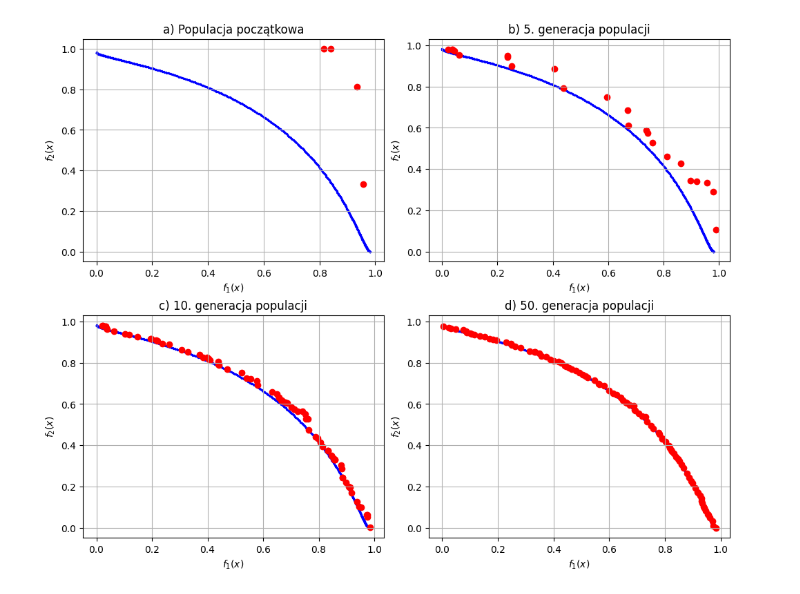
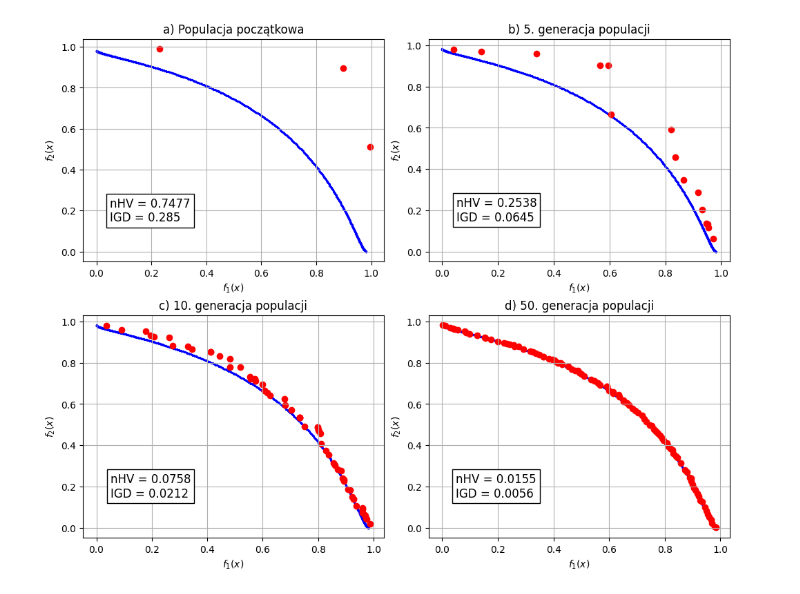
Before and after one commit to bernardopala/moea, a Jupyter notebook: fonseca_selected_generations.ipynb, the cells around one changed output. Cells and saved outputs as stored; diff of their text form; code cells hidden in the pictures.

Commit message:
Add computation of quality indicators for selected generations of solutions. Update front of selected generations

```diff
--- a/fonseca_selected_generations.ipynb
+++ b/fonseca_selected_generations.ipynb
@@ -5,7 +5,9 @@ from jmetal.operator.mutation import PolynomialMutation
 from jmetal.problem import Fonseca
 from jmetal.util.termination_criterion import StoppingByEvaluations
 from jmetal.util.solution import get_non_dominated_solutions, print_function_values_to_file
+from jmetal.core.quality_indicator import NormalizedHyperVolume, InvertedGenerationalDistance
 import time
+import numpy as np
 
 problem = Fonseca()
 
@@ -23,17 +25,27 @@ algorithm.solutions = algorithm.create_initial_solutions()
 algorithm.solutions = algorithm.evaluate(algorithm.solutions)
 algorithm.init_progress()
 
+ref_front = np.loadtxt("reference_fronts/Fonseca.pf")
+hv_ref_point = np.max(ref_front, axis=0) + 0.1
+
 i = 0
 while not algorithm.stopping_condition_is_met():
     i += 1
     print('Iteration: ' + str(i))
     algorithm.step()
     algorithm.update_progress()
+
+    result = algorithm.result()
+    front = get_non_dominated_solutions(algorithm.result())
+    front_values = np.array([s.objectives for s in front])
+
+    nhv = NormalizedHyperVolume(hv_ref_point, ref_front)
+    igd = InvertedGenerationalDistance(ref_front)
+    print(f'nHV = {nhv.compute(front_values)}')
+    print(f'IGD = {igd.compute(front_values)}')
+
     if (i == 1 or i == 5 or i == 10 or i == 50):
-        result = algorithm.result()
-        front = get_non_dominated_solutions(algorithm.result())
         print_function_values_to_file(front, f'results/FUN.NSGAII.Fonseca.{i}')
 
-
 algorithm.total_computing_time = time.time() - algorithm.start_computing_time
 # %% [output]
@@ -87,28 +116,44 @@ Iteration: 99
 import numpy as np
 import matplotlib.pyplot as plt
 
+ref = np.loadtxt("reference_fronts/Fonseca.pf")
+ref_x = ref[:, 0]
+ref_y = ref[:, 1]
+
+hv_ref_point = np.max(ref, axis=0) + 0.1
+nhv = NormalizedHyperVolume(hv_ref_point, ref_front)
+igd = InvertedGenerationalDistance(ref_front)
+
 fun1 = np.loadtxt("results/FUN.NSGAII.Fonseca.1")
 fun1_x = fun1[:, 0]
 fun1_y = fun1[:, 1]
+fun1_nhv = nhv.compute(fun1)
+fun1_igd = igd.compute(fun1)
 
 fun5 = np.loadtxt("results/FUN.NSGAII.Fonseca.5")
 fun5_x = fun5[:, 0]
 fun5_y = fun5[:, 1]
+fun5_nhv = nhv.compute(fun5)
+fun5_igd = igd.compute(fun5)
 
 fun10 = np.loadtxt("results/FUN.NSGAII.Fonseca.10")
 fun10_x = fun10[:, 0]
 fun10_y = fun10[:, 1]
+fun10_nhv = nhv.compute(fun10)
+fun10_igd = igd.compute(fun10)
 
 fun50 = np.loadtxt("results/FUN.NSGAII.Fonseca.50")
 fun50_x = fun50[:, 0]
 fun50_y = fun50[:, 1]
+fun50_nhv = nhv.compute(fun50)
+fun50_igd = igd.compute(fun50)
 
-ref = np.loadtxt("reference_fronts/Fonseca.pf")
-ref = ref[ref[:, 0].argsort()]
-ref_x = ref[:, 0]
-ref_y = ref[:, 1]
 
 fig, axes = plt.subplots(nrows=2, ncols=2, figsize=(10, 8), constrained_layout=True)
+bbox_props = dict(boxstyle='square', facecolor='w', alpha=1)
+ndigits = 4
+legend_h = 0.05
+legend_v = 0.2
 # fig.suptitle("Pareto front approximation (NSGAII-Fonseca)", fontsize="x-large")
 plt.subplot(221) # (rows-columns-index)
 plt.xlabel("$f_1{(x)}$")
@@ -116,31 +161,37 @@ plt.ylabel("$f_2{(x)}$")
 plt.grid(True)
 plt.scatter(ref_x, ref_y, marker="o", facecolors='blue', s=2)
 plt.scatter(fun1_x, fun1_y, marker="o", facecolors='red')
 plt.title('a) Populacja początkowa')
+plt.text(legend_h, legend_v, f'nHV = {round(fun1_nhv, ndigits)}\nIGD = {round(fun1_igd, ndigits)}', ha='left', va='center', size=12, bbox=bbox_props)
 
 plt.subplot(222)
 plt.xlabel("$f_1{(x)}$")
 plt.ylabel("$f_2{(x)}$")
 plt.grid(True)
 plt.scatter(ref_x, ref_y, marker="o", facecolors='blue', s=2)
 plt.scatter(fun5_x, fun5_y, marker="o", facecolors='red')
 plt.title('b) 5. generacja populacji')
+plt.text(legend_h, legend_v, f'nHV = {round(fun5_nhv, ndigits)}\nIGD = {round(fun5_igd, ndigits)}', ha='left', va='center', size=12, bbox=bbox_props)
 
 plt.subplot(223)
 plt.xlabel("$f_1{(x)}$")
 plt.ylabel("$f_2{(x)}$")
 plt.grid(True)
 plt.scatter(ref_x, ref_y, marker="o", facecolors='blue', s=2)
 plt.scatter(fun10_x, fun10_y, marker="o", facecolors='red')
 plt.title('c) 10. generacja populacji')
+plt.text(legend_h, legend_v, f'nHV = {round(fun10_nhv, ndigits)}\nIGD = {round(fun10_igd, ndigits)}', ha='left', va='center', size=12, bbox=bbox_props)
+
 
 plt.subplot(224)
 plt.xlabel("$f_1{(x)}$")
 plt.ylabel("$f_2{(x)}$")
 plt.grid(True)
 plt.scatter(ref_x, ref_y, marker="o", facecolors='blue', s=2)
 plt.scatter(fun50_x, fun50_y, marker="o", facecolors='red')
 plt.title('d) 50. generacja populacji')
+plt.text(legend_h, legend_v, f'nHV = {round(fun50_nhv, ndigits)}\nIGD = {round(fun50_igd, ndigits)}', ha='left', va='center', size=12, bbox=bbox_props)
+
 plt.show()
 # %% [output]
-[figure, old version]
+[figure, new version]
```
Also changed, not shown: parts of 1 cell of this notebook, 4 other files.
